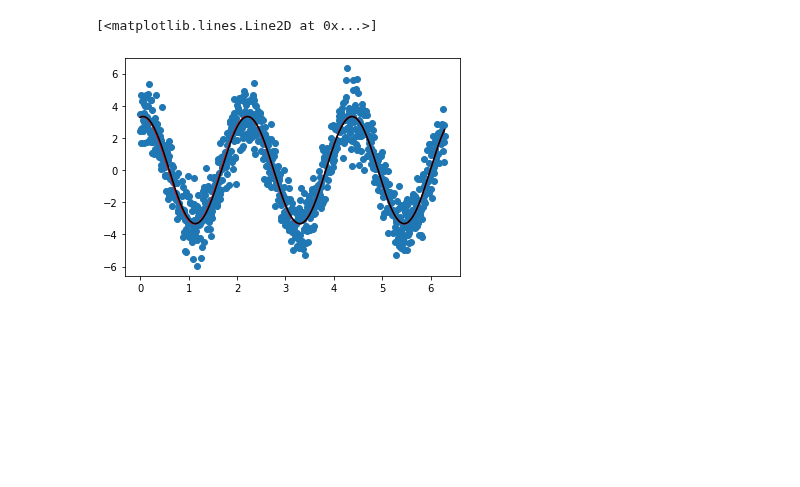
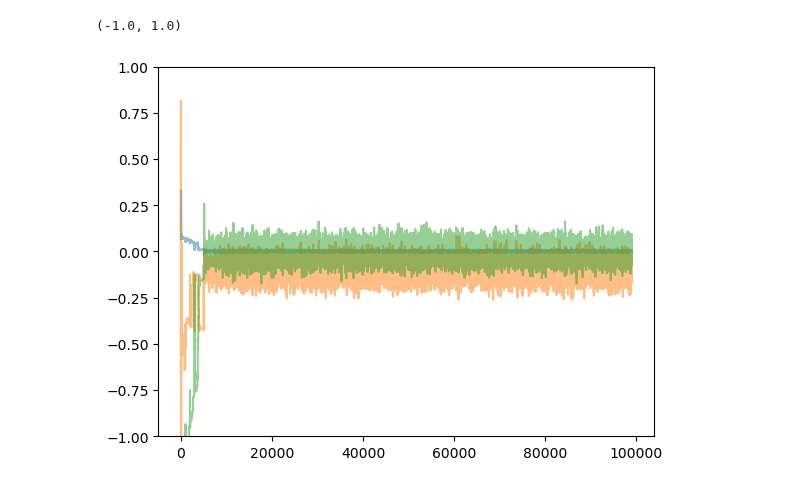
Before and after one commit to AaronDJohnson/impulse_mcmc, a Jupyter notebook: examples/test.ipynb, the cells around one changed output. Drawn from its saved outputs; the diff is of its cells as text; code cells hidden in the pictures; blank space fills up the shorter version.

```diff
--- a/examples/test.ipynb
+++ b/examples/test.ipynb
@@ -83,8 +40,9 @@ for ii in range(ntemps):
-# %%
-plt.scatter(x, data)
-plt.plot(x, a * np.sin(omega * x + phi), color='red')
-plt.plot(x, a_real * np.sin(omega_real * x + phi_real), color='black')
-# %% [output]
-[<matplotlib.lines.Line2D at 0x...>]
-[figure, removed]
+# %%
+plt.plot(chain[:, 0] - omega_real, alpha = 0.5)
+plt.plot(chain[:, 1] - a_real, alpha = 0.5)
+plt.plot(chain[:, 2] - phi_real, alpha = 0.5)
+plt.ylim([-1, 1])
+# %% [output]
+(-1.0, 1.0)
+[figure, added]
 # %%
```
Also changed, not shown: parts of 28 cells of this notebook, 3 other files.
